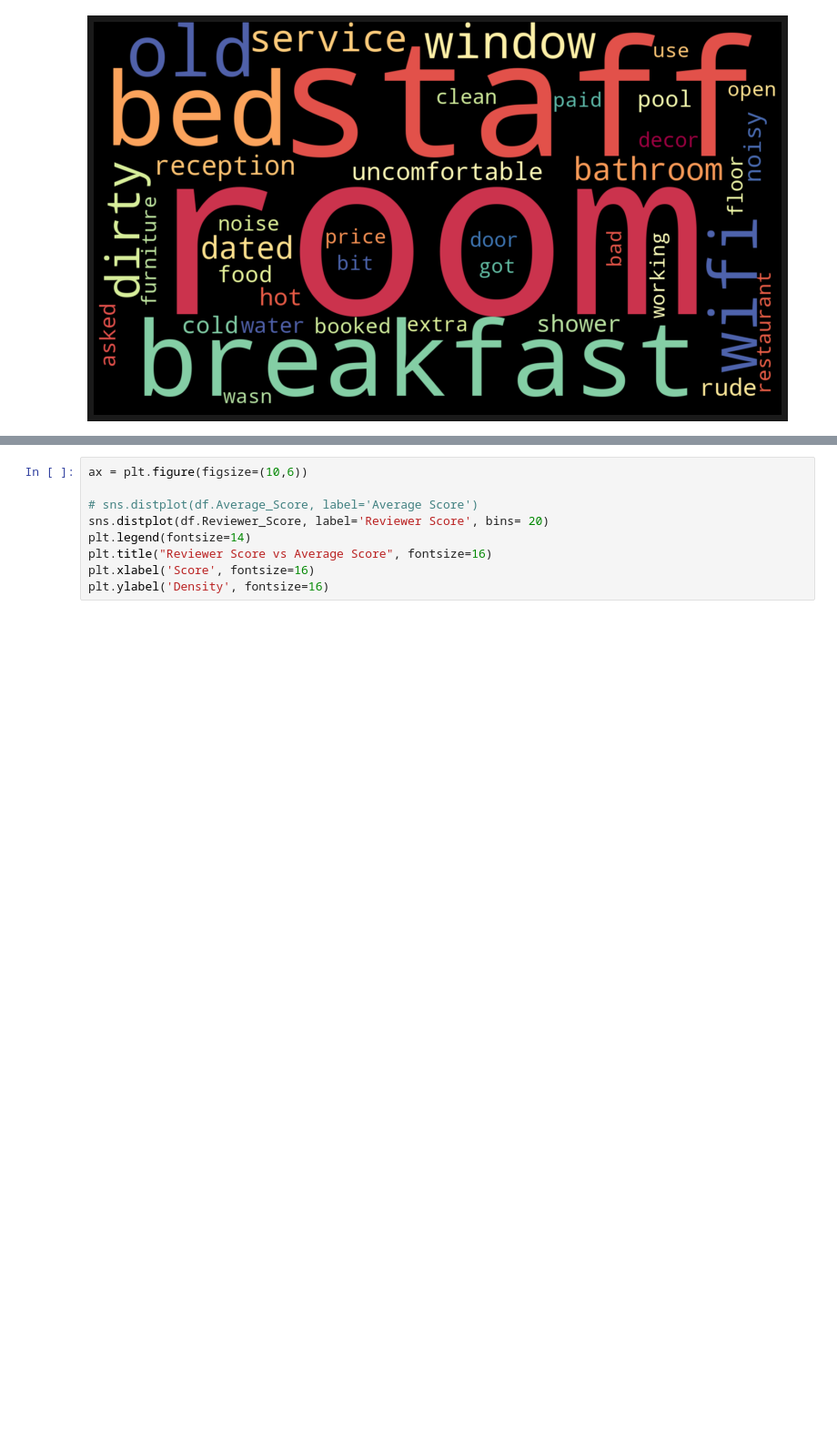
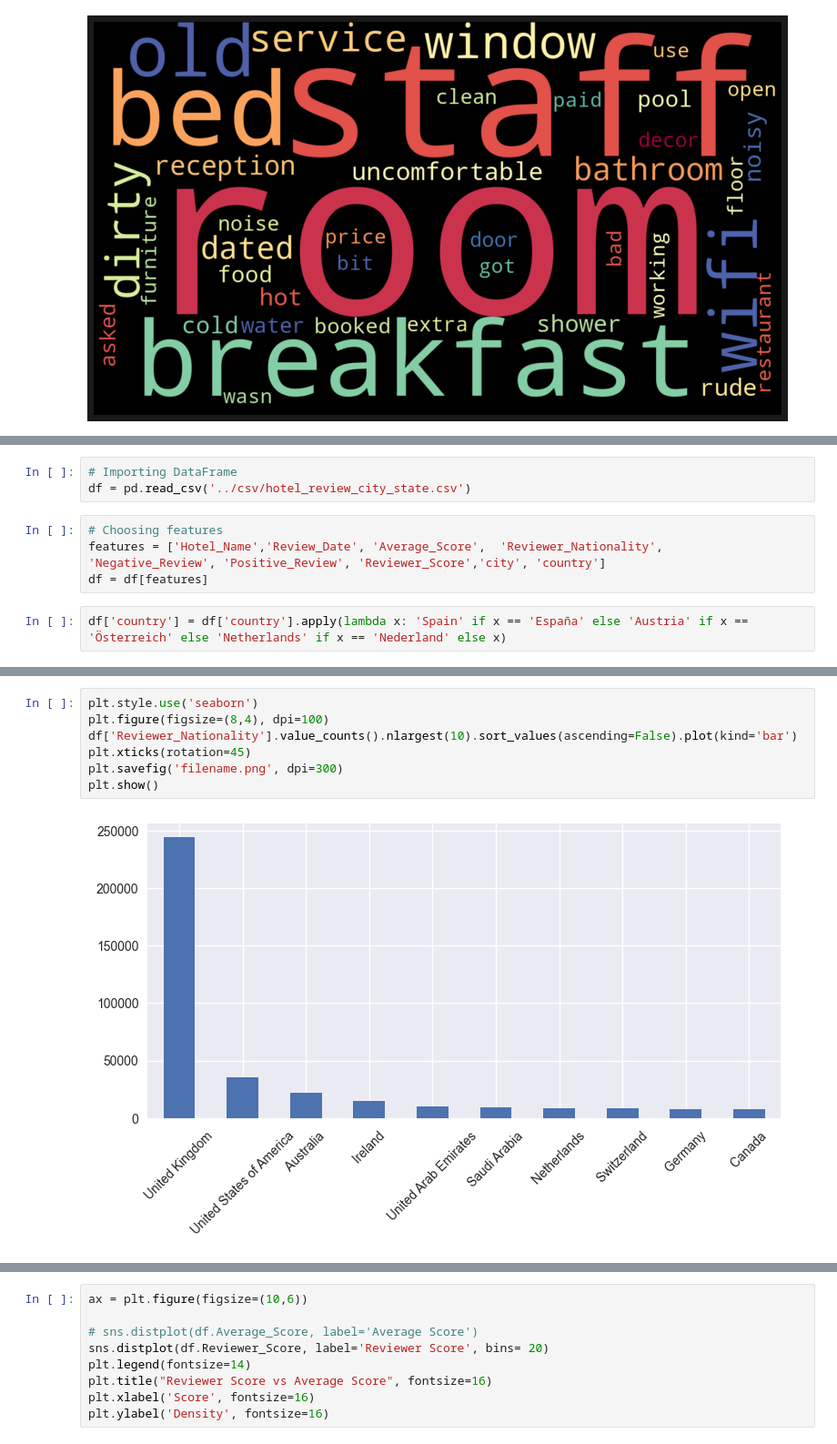
Before and after one commit to ismael-araujo/Hotel-Reviews-Analysis-Using-NLP, a Jupyter notebook: preprossessing/eda.ipynb, the cells around one changed output, grey strips where cells are left out. Shown at 91% size. Cells and saved outputs as stored; diff of their text form; blank space fills up the shorter version.

```diff
--- a/preprossessing/eda.ipynb
+++ b/preprossessing/eda.ipynb
@@ -343,0 +323,10 @@ london.shape
+# %%
+# Importing DataFrame
+df = pd.read_csv('../csv/hotel_review_city_state.csv')
+# %%
+# Choosing features
+features = ['Hotel_Name','Review_Date', 'Average_Score',  'Reviewer_Nationality',
+'Negative_Review', 'Positive_Review', 'Reviewer_Score','city', 'country']
+df = df[features]
+# %%
+df['country'] = df['country'].apply(lambda x: 'Spain' if x == 'España' else 'Austria' if x == 'Österreich' else 'Netherlands' if x == 'Nederland' else x)
@@ -361,0 +344,9 @@ hotel
+# %%
+plt.style.use('seaborn')
+plt.figure(figsize=(8,4), dpi=100)
+df['Reviewer_Nationality'].value_counts().nlargest(10).sort_values(ascending=False).plot(kind='bar')
+plt.xticks(rotation=45)
+plt.savefig('filename.png', dpi=300)
+plt.show()
+# %% [output]
+[figure, added]
```
Also changed, not shown: parts of 16 cells of this notebook, 2 other files.
